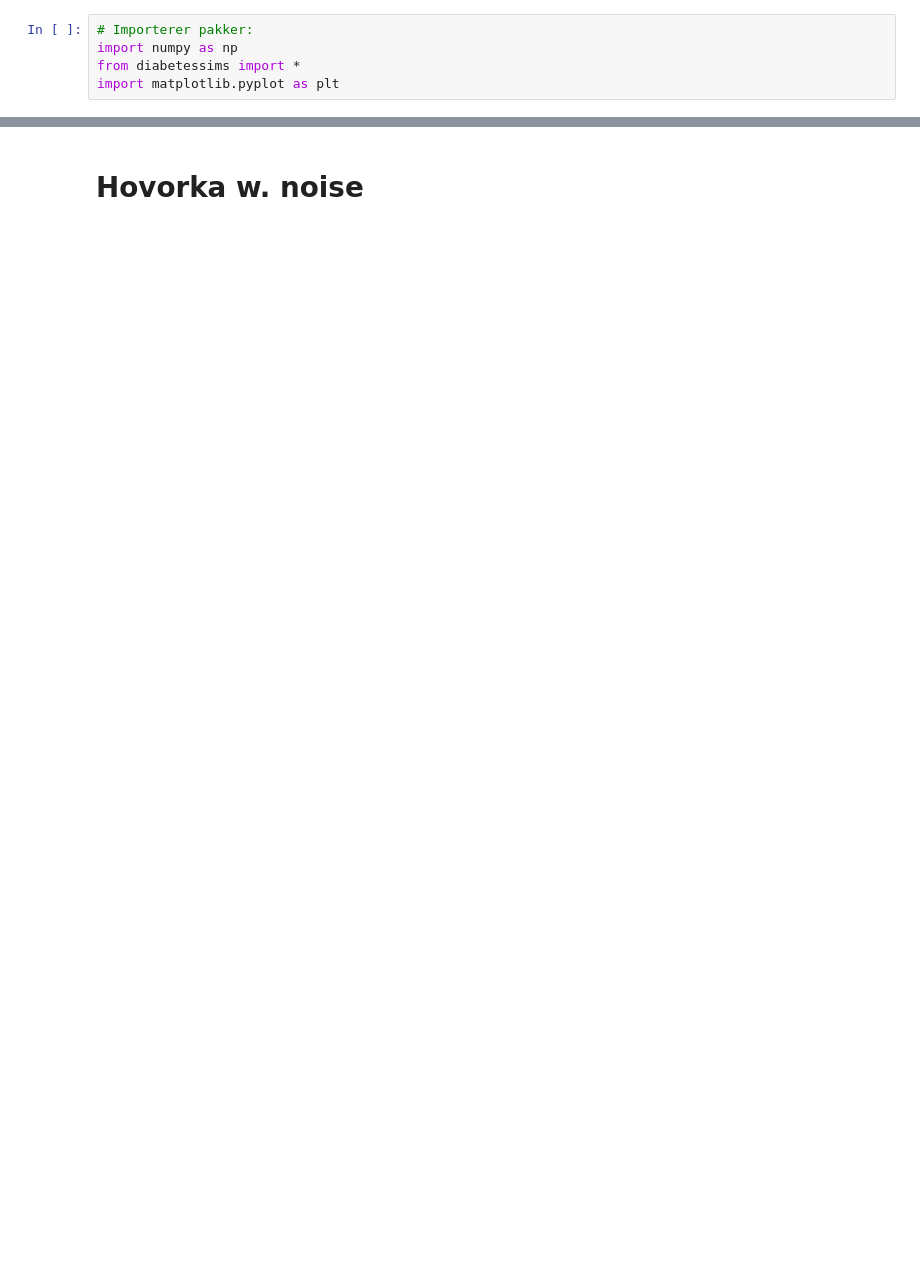
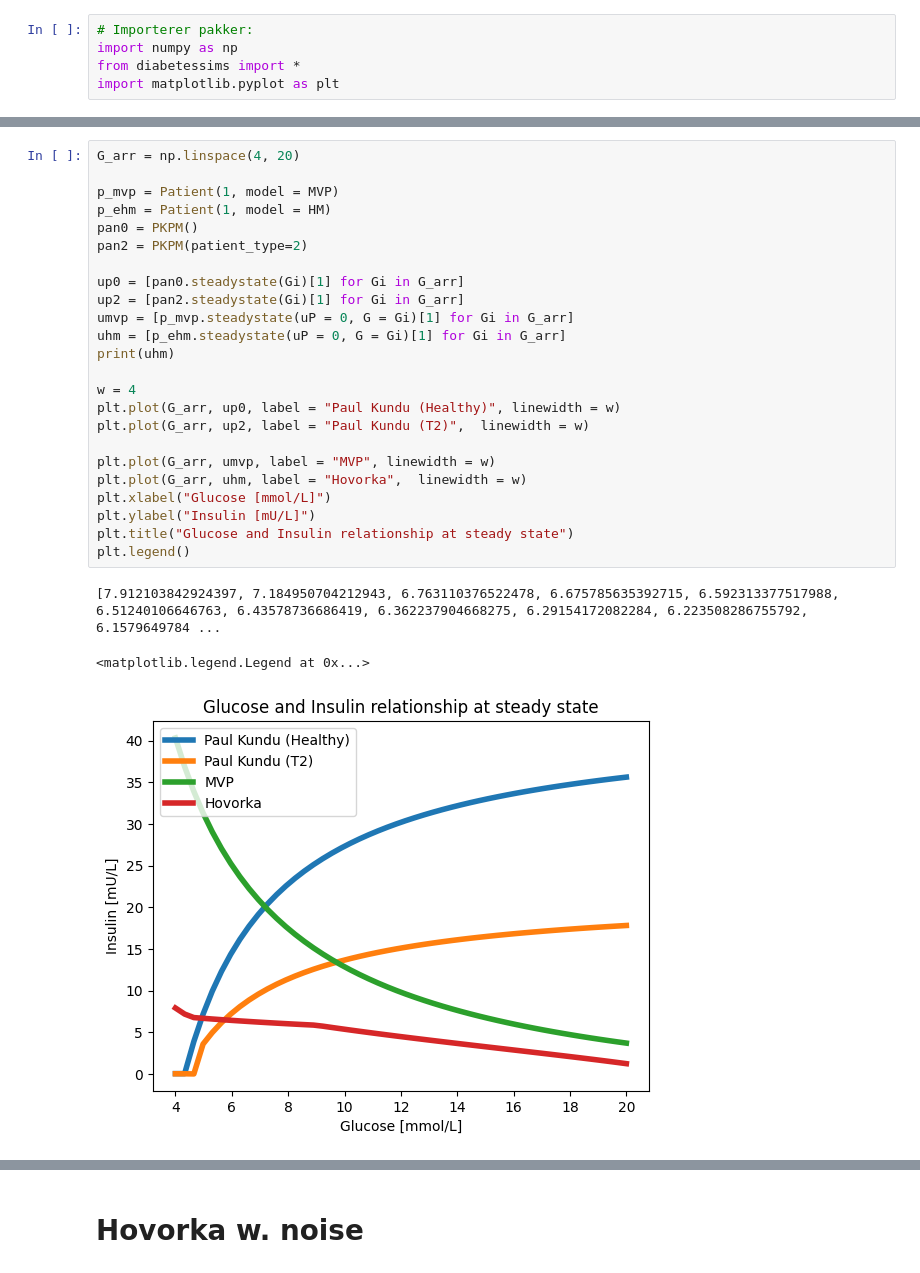
Before and after one commit to char056a/FagprojektRepo, a Jupyter notebook: simulation.ipynb, the cells around one changed output, grey strips where cells are left out. Saved outputs shown, nothing was run; the diff lists cells and outputs as text; blank space fills up the shorter version.

```diff
--- a/simulation.ipynb
+++ b/simulation.ipynb
@@ -5,0 +21,28 @@ import matplotlib.pyplot as plt
+# %%
+G_arr = np.linspace(4, 20)
+
+p_mvp = Patient(1, model = MVP)
+p_ehm = Patient(1, model = HM)
+pan0 = PKPM()
+pan2 = PKPM(patient_type=2)
+
+up0 = [pan0.steadystate(Gi)[1] for Gi in G_arr]
+up2 = [pan2.steadystate(Gi)[1] for Gi in G_arr]
+umvp = [p_mvp.steadystate(uP = 0, G = Gi)[1] for Gi in G_arr]
+uhm = [p_ehm.steadystate(uP = 0, G = Gi)[1] for Gi in G_arr]
+print(uhm)
+
+w = 4
+plt.plot(G_arr, up0, label = "Paul Kundu (Healthy)", linewidth = w)
+plt.plot(G_arr, up2, label = "Paul Kundu (T2)",  linewidth = w)
+
+plt.plot(G_arr, umvp, label = "MVP", linewidth = w)
+plt.plot(G_arr, uhm, label = "Hovorka",  linewidth = w)
+plt.xlabel("Glucose [mmol/L]")
+plt.ylabel("Insulin [mU/L]")
+plt.title("Glucose and Insulin relationship at steady state")
+plt.legend()
+# %% [output]
+[7.912103842924397, 7.184950704212943, 6.763110376522478, 6.675785635392715, 6.592313377517988, 6.51240106646763, 6.43578736686419, 6.362237904668275, 6.29154172082284, 6.223508286755792, 6.1579649784 ...
+<matplotlib.legend.Legend at 0x...>
+[figure, added]
```
Also changed, not shown: parts of 52 cells of this notebook, 7 other files.
